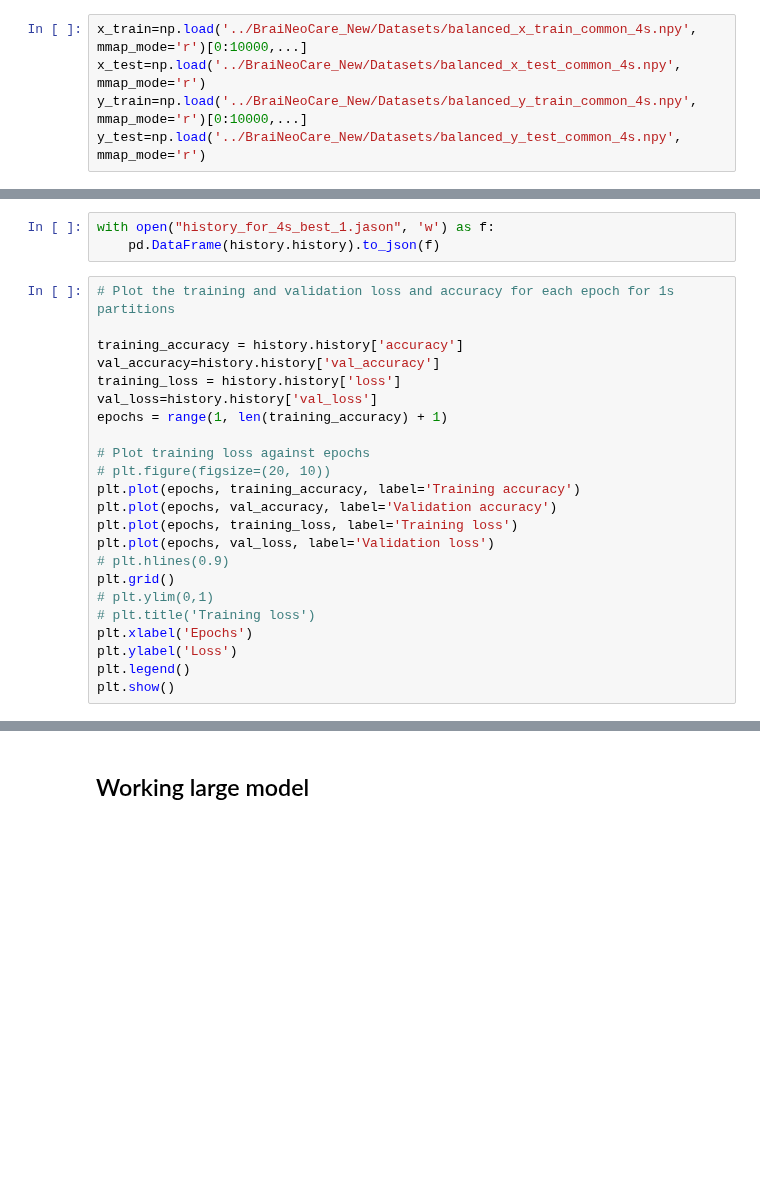
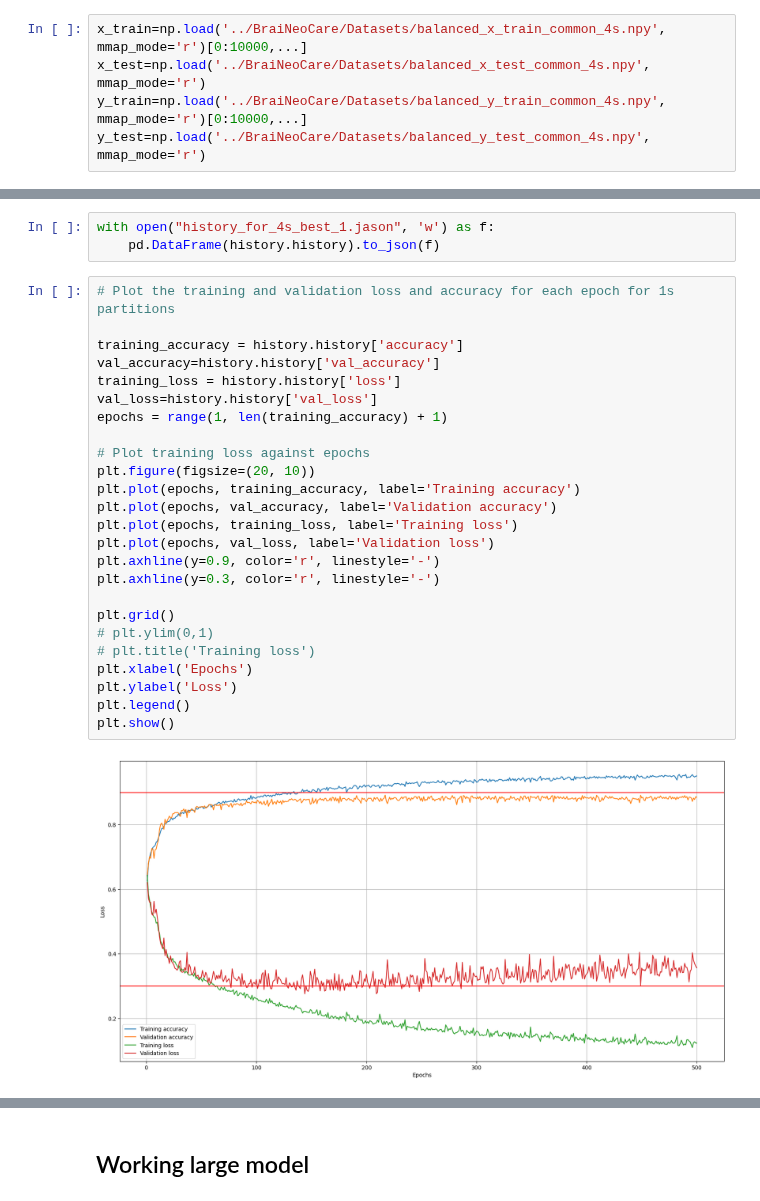
Before and after one commit to Dinuka-1999/BraiNeoCare, a Jupyter notebook: ML_code.ipynb, the cells around one changed output, grey strips where cells are left out. Cells and saved outputs as stored; diff of their text form; blank space fills up the shorter version.

```diff
--- a/ML_code.ipynb
+++ b/ML_code.ipynb
@@ -15,8 +21,8 @@ wandb.login()
 # %% [markdown]
 ## Data Loading
 # %%
-x_train=np.load('../BraiNeoCare_New/Datasets/balanced_x_train_common_4s.npy', mmap_mode='r')[0:10000,...]
-x_test=np.load('../BraiNeoCare_New/Datasets/balanced_x_test_common_4s.npy', mmap_mode='r')
-y_train=np.load('../BraiNeoCare_New/Datasets/balanced_y_train_common_4s.npy', mmap_mode='r')[0:10000,...]
-y_test=np.load('../BraiNeoCare_New/Datasets/balanced_y_test_common_4s.npy', mmap_mode='r')
+x_train=np.load('../BraiNeoCare/Datasets/balanced_x_train_common_4s.npy', mmap_mode='r')[0:10000,...]
+x_test=np.load('../BraiNeoCare/Datasets/balanced_x_test_common_4s.npy', mmap_mode='r')
+y_train=np.load('../BraiNeoCare/Datasets/balanced_y_train_common_4s.npy', mmap_mode='r')[0:10000,...]
+y_test=np.load('../BraiNeoCare/Datasets/balanced_y_test_common_4s.npy', mmap_mode='r')
 # %%
@@ -129,25 +147,29 @@ with open("history_for_4s_best_1.jason", 'w') as f:
 # %%
 # Plot the training and validation loss and accuracy for each epoch for 1s partitions
 
 training_accuracy = history.history['accuracy']
 val_accuracy=history.history['val_accuracy']
 training_loss = history.history['loss']
 val_loss=history.history['val_loss']
 epochs = range(1, len(training_accuracy) + 1)
 
 # Plot training loss against epochs
-# plt.figure(figsize=(20, 10))
+plt.figure(figsize=(20, 10))
 plt.plot(epochs, training_accuracy, label='Training accuracy')
 plt.plot(epochs, val_accuracy, label='Validation accuracy')
 plt.plot(epochs, training_loss, label='Training loss')
 plt.plot(epochs, val_loss, label='Validation loss')
-# plt.hlines(0.9)
+plt.axhline(y=0.9, color='r', linestyle='-')
+plt.axhline(y=0.3, color='r', linestyle='-')
+
 plt.grid()
 # plt.ylim(0,1)
 # plt.title('Training loss')
 plt.xlabel('Epochs')
 plt.ylabel('Loss')
 plt.legend()
 plt.show()
+# %% [output]
+[figure, added]
 # %%
 # Plot the training and validation loss and accuracy for each epoch for 4s partitions
```
Also changed, not shown: parts of 20 cells of this notebook, 1 other file.
